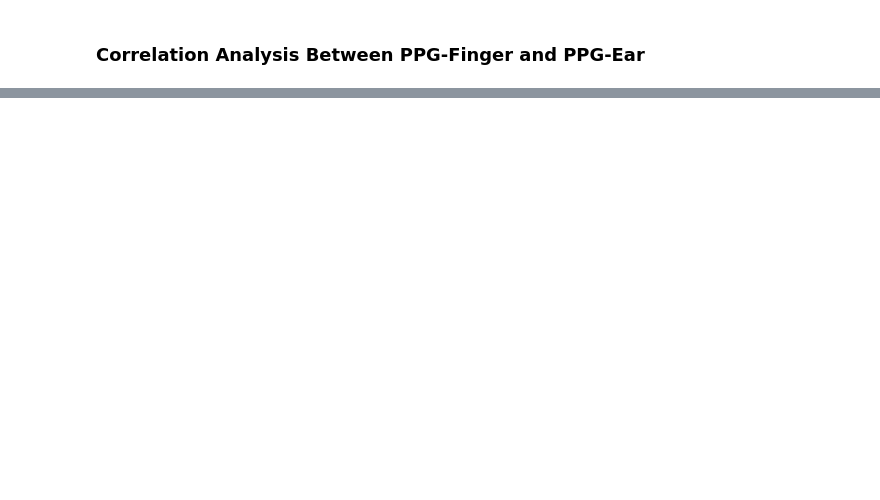
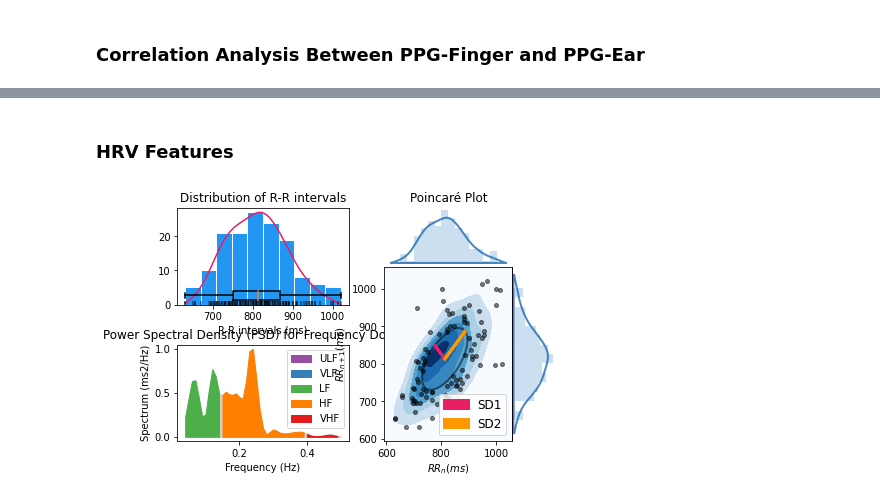
Before and after one commit to PhysiologicAILab/PhysioKit, a Jupyter notebook: phys_analysis_ppg.ipynb, the cells around one changed output, grey strips where cells are left out. Drawn from its saved outputs; the diff is of its cells as text; code cells hidden in the pictures; blank space fills up the shorter version.

```diff
--- a/phys_analysis_ppg.ipynb
+++ b/phys_analysis_ppg.ipynb
@@ -142,0 +147,6 @@ Computed Pearson r: 0.9905126165979803 and p-value: 0.0
+# %% [markdown]
+### HRV Features
+# %%
+hrv_indices1 = nk.hrv(info1['PPG_Peaks'], sampling_rate=250, show=True)
+# %% [output]
+[figure, added]
```
Also changed, not shown: parts of 8 cells of this notebook.
